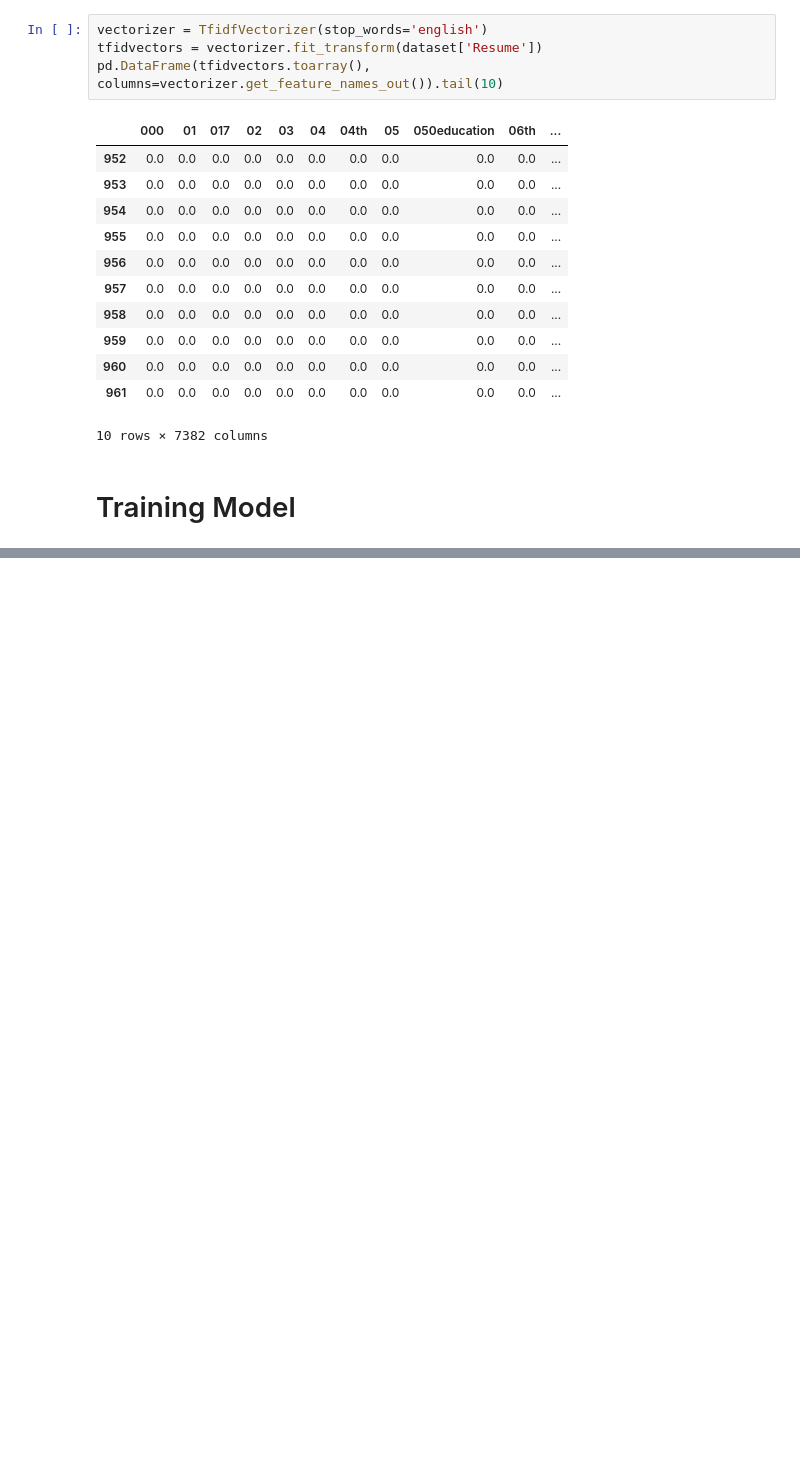
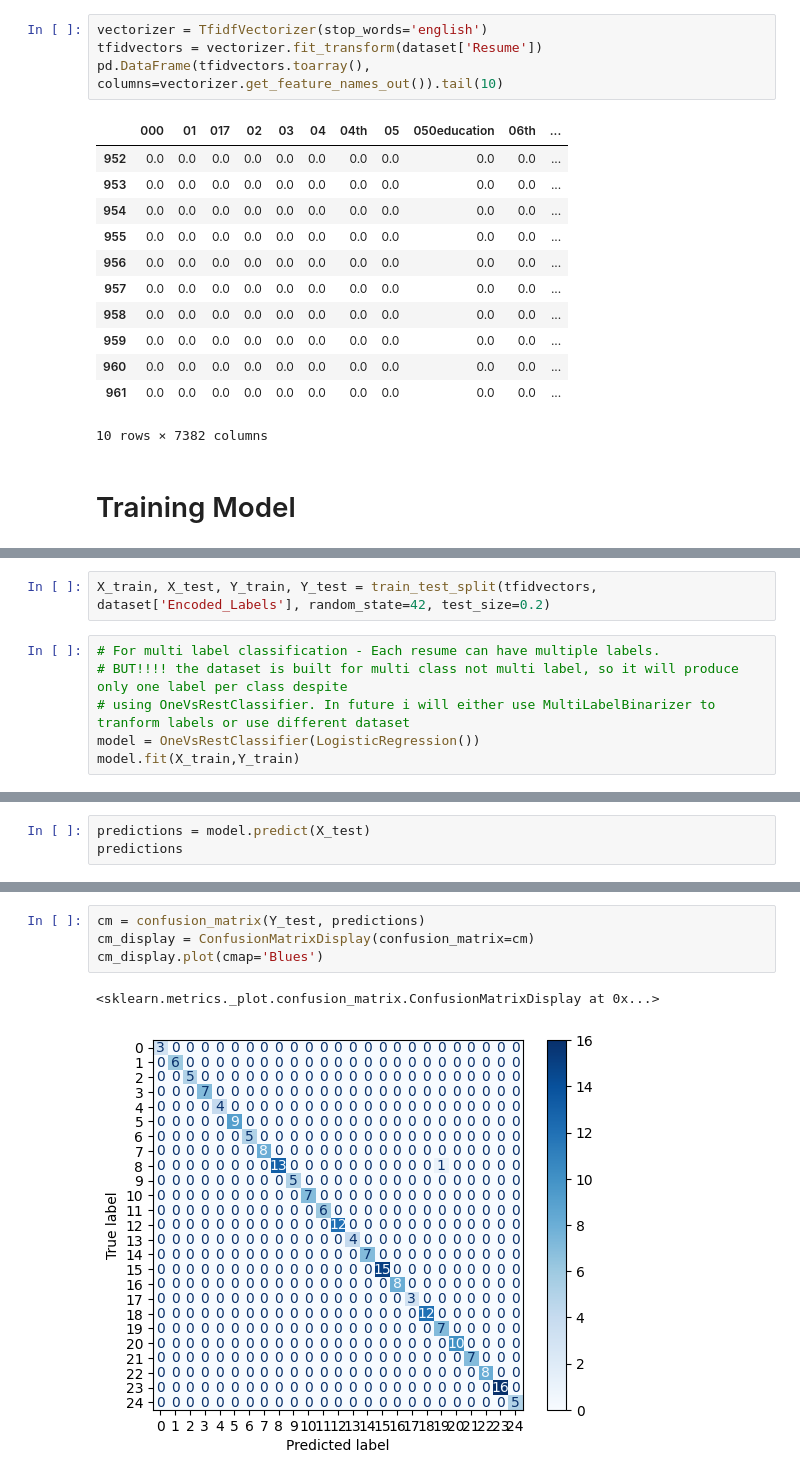
Before and after one commit to SahranKhuwaja/Resume-Screening-App, a Jupyter notebook: Resume Screening.ipynb, the cells around one changed output, grey strips where cells are left out. Saved outputs shown, nothing was run; the diff lists cells and outputs as text; blank space fills up the shorter version.

Commit message:
Model training and evaluation metrics

```diff
--- a/Resume Screening.ipynb
+++ b/Resume Screening.ipynb
@@ -183,0 +185,8 @@ X_train, X_test, Y_train, Y_test = train_test_split(tfidvectors, dataset['Enc'])
+# %%
+X_train, X_test, Y_train, Y_test = train_test_split(tfidvectors, dataset['Encoded_Labels'], random_state=42, test_size=0.2)
+# %%
+# For multi label classification - Each resume can have multiple labels.
+# BUT!!!! the dataset is built for multi class not multi label, so it will produce only one label per class despite
+# using OneVsRestClassifier. In future i will either use MultiLabelBinarizer to tranform labels or use different dataset
+model = OneVsRestClassifier(LogisticRegression())
+model.fit(X_train,Y_train)
@@ -183,0 +195,3 @@ X_train, X_test, Y_train, Y_test = train_test_split(tfidvectors, dataset['Enc'])
+# %%
+predictions = model.predict(X_test)
+predictions
@@ -183,0 +239,7 @@ X_train, X_test, Y_train, Y_test = train_test_split(tfidvectors, dataset['Enc'])
+# %%
+cm = confusion_matrix(Y_test, predictions)
+cm_display = ConfusionMatrixDisplay(confusion_matrix=cm)
+cm_display.plot(cmap='Blues')
+# %% [output]
+<sklearn.metrics._plot.confusion_matrix.ConfusionMatrixDisplay at 0x...>
+[figure, added]
```
Also changed, not shown: parts of 8 cells of this notebook.
